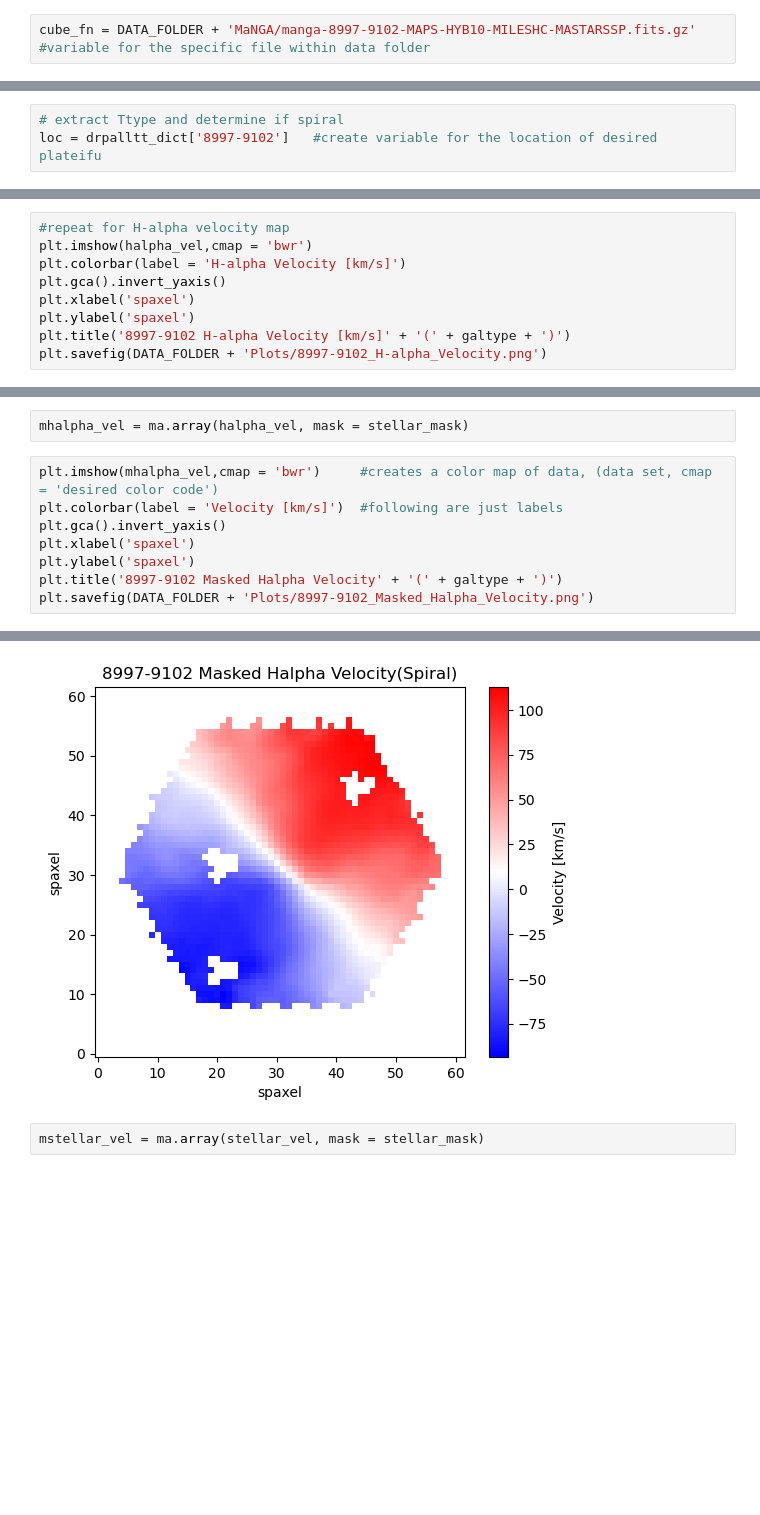
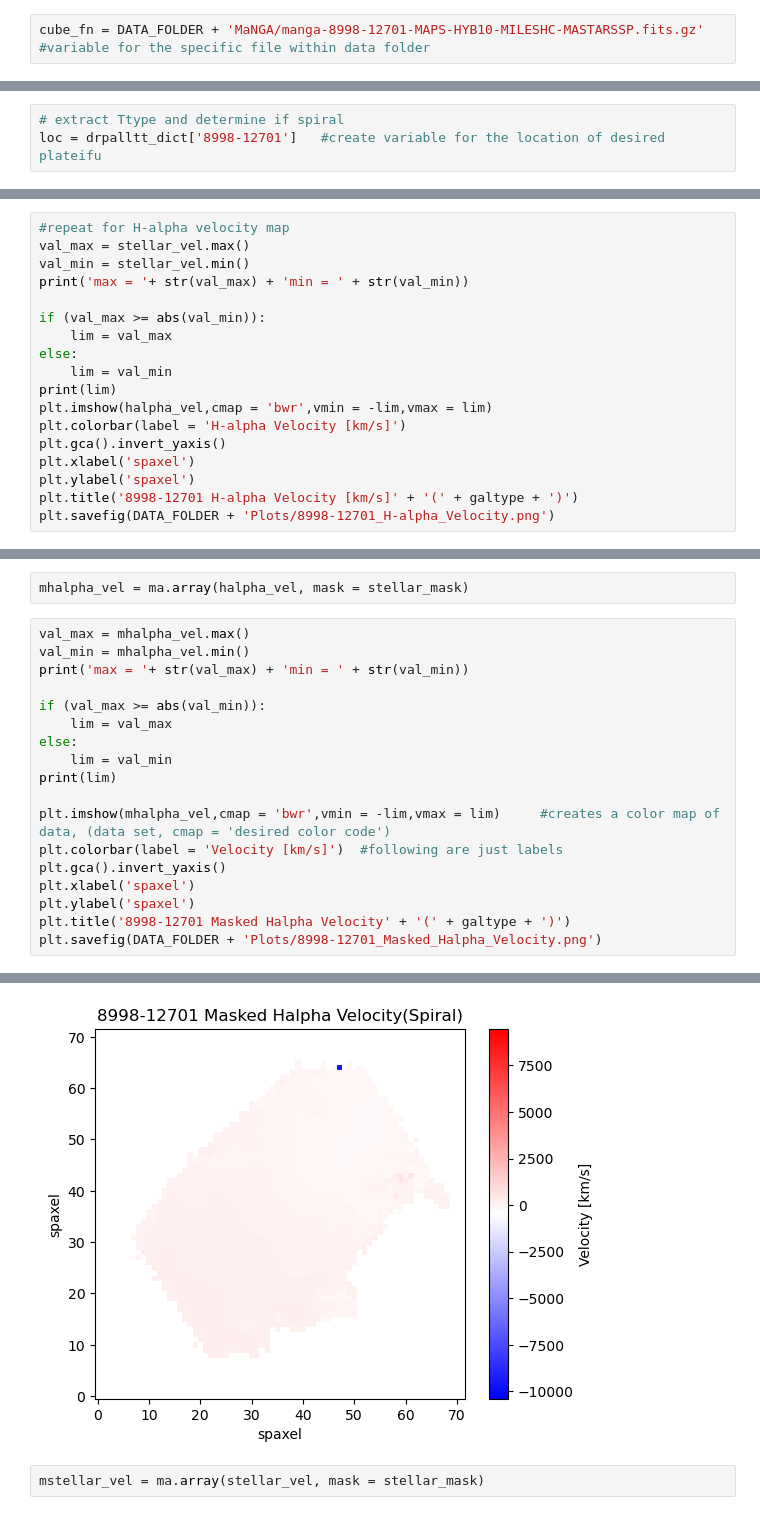
Before and after one commit to DESI-UR/MaNGA-VelMap, a Jupyter notebook: Notebooks/DataVisualizationTutorial.ipynb, the cells around one changed output, grey strips where cells are left out. Drawn from its saved outputs; the diff is of its cells as text; blank space fills up the shorter version.

```diff
--- a/Notebooks/DataVisualizationTutorial.ipynb
+++ b/Notebooks/DataVisualizationTutorial.ipynb
@@ -11,7 +11,7 @@ import numpy.ma as ma
 # %%
 DATA_FOLDER = "/Users/Emlilio/School/Internships/UR ASTRO/Data/" #create a variable for directory to common folder
 # %%
-cube_fn = DATA_FOLDER + 'MaNGA/manga-8997-9102-MAPS-HYB10-MILESHC-MASTARSSP.fits.gz' #variable for the specific file within data folder
+cube_fn = DATA_FOLDER + 'MaNGA/manga-8998-12701-MAPS-HYB10-MILESHC-MASTARSSP.fits.gz' #variable for the specific file within data folder
 # %%
 
 cube = fits.open(cube_fn)                        #file requires opening
@@ -47,7 +47,7 @@ for i in range(len(drpalltt)):           #loop that repeats for the length of dr
     drpalltt_dict[plateifu] = i            #assigns the plateifu value to the position of i
 # %%
 # extract Ttype and determine if spiral
-loc = drpalltt_dict['8997-9102']   #create variable for the location of desired plateifu
+loc = drpalltt_dict['8998-12701']   #create variable for the location of desired plateifu
 # %%
 ttype = drpalltt['TType'][loc]     #create variable for the ttype within drpalltt at loc
 if ttype > 0:                      #simple if/else statement determing wether the ttype corresponds with spiral or no
@@ -82,10 +86,19 @@ plt.savefig(DATA_FOLDER + 'Plots/8997-9102_Stellar_Mask.png')
 # %%
 #repeat for H-alpha velocity map
-plt.imshow(halpha_vel,cmap = 'bwr')
+val_max = stellar_vel.max()
+val_min = stellar_vel.min()
+print('max = '+ str(val_max) + 'min = ' + str(val_min))
+
+if (val_max >= abs(val_min)):
+    lim = val_max
+else:
+    lim = val_min
+print(lim)
+plt.imshow(halpha_vel,cmap = 'bwr',vmin = -lim,vmax = lim)
 plt.colorbar(label = 'H-alpha Velocity [km/s]')
 plt.gca().invert_yaxis()
 plt.xlabel('spaxel')
 plt.ylabel('spaxel')
-plt.title('8997-9102 H-alpha Velocity [km/s]' + '(' + galtype + ')')
-plt.savefig(DATA_FOLDER + 'Plots/8997-9102_H-alpha_Velocity.png')
+plt.title('8998-12701 H-alpha Velocity [km/s]' + '(' + galtype + ')')
+plt.savefig(DATA_FOLDER + 'Plots/8998-12701_H-alpha_Velocity.png')
 # %% [output]
@@ -93,11 +108,21 @@ plt.savefig(DATA_FOLDER + 'Plots/8997-9102_H-alpha_Velocity.png')
 # %%
 mhalpha_vel = ma.array(halpha_vel, mask = stellar_mask)
 # %%
-plt.imshow(mhalpha_vel,cmap = 'bwr')     #creates a color map of data, (data set, cmap = 'desired color code')
+val_max = mhalpha_vel.max()
+val_min = mhalpha_vel.min()
+print('max = '+ str(val_max) + 'min = ' + str(val_min))
+
+if (val_max >= abs(val_min)):
+    lim = val_max
+else:
+    lim = val_min
+print(lim)
+
+plt.imshow(mhalpha_vel,cmap = 'bwr',vmin = -lim,vmax = lim)     #creates a color map of data, (data set, cmap = 'desired color code')
 plt.colorbar(label = 'Velocity [km/s]')  #following are just labels
 plt.gca().invert_yaxis()
 plt.xlabel('spaxel')
 plt.ylabel('spaxel')
-plt.title('8997-9102 Masked Halpha Velocity' + '(' + galtype + ')')
-plt.savefig(DATA_FOLDER + 'Plots/8997-9102_Masked_Halpha_Velocity.png')
+plt.title('8998-12701 Masked Halpha Velocity' + '(' + galtype + ')')
+plt.savefig(DATA_FOLDER + 'Plots/8998-12701_Masked_Halpha_Velocity.png')
 # %% [output]
@@ -104,4 +131,4 @@ plt.savefig(DATA_FOLDER + 'Plots/8997-9102_Masked_Halpha_Velocity.png')
-[figure, old version]
+[figure, new version]
 # %%
 mstellar_vel = ma.array(stellar_vel, mask = stellar_mask)
 # %%
```
Also changed, not shown: parts of 8 cells of this notebook.
